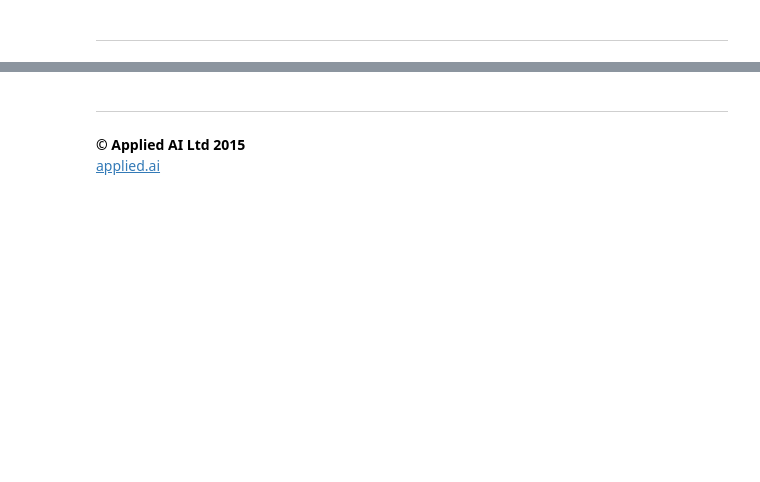
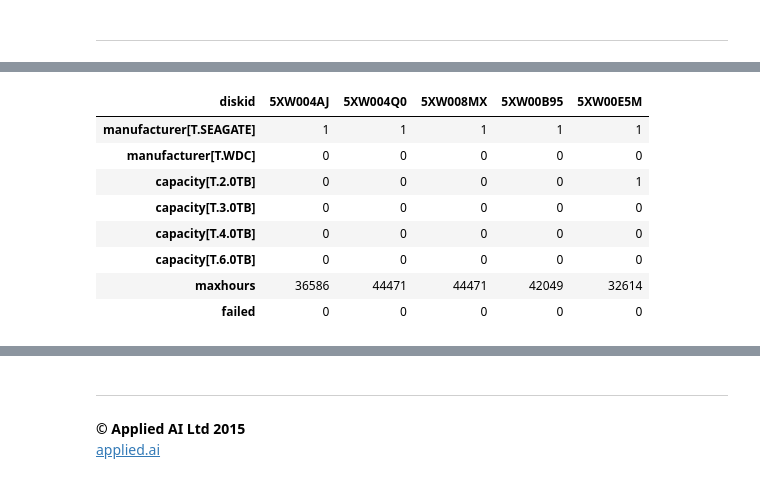
Before and after one commit to vnnw/appliedai_survivalhdd, a Jupyter notebook: 04_CoxPHModel.ipynb, the cells around one changed output, grey strips where cells are left out. Cells and saved outputs as stored; diff of their text form; code cells hidden in the pictures; blank space fills up the shorter version.

```diff
--- a/04_CoxPHModel.ipynb
+++ b/04_CoxPHModel.ipynb
@@ -224,0 +99,21 @@ for i, cap in enumerate(np.unique(df['capacity'])):
+# %%
+modelspec = 'manufacturer + capacity'
+
+dft = pt.dmatrix(modelspec, df, return_type='dataframe')
+design_info = dft.design_info
+dft = dft.join(df[['maxhours','failed']])
+
+## NOTE: CoxPHFitter expects reduced-rank design matrix WITHOUT intercept
+## https://courses.nus.edu.sg/course/stacar/internet/st3242/handouts/notes3.pdf?
+del dft['Intercept']
+dft.head().T
+# %% [output]
+| diskid | 5XW004AJ | 5XW004Q0 | 5XW008MX | 5XW00B95 | 5XW00E5M |
+| manufacturer[T.SEAGATE] | 1 | 1 | 1 | 1 | 1 |
+| manufacturer[T.WDC] | 0 | 0 | 0 | 0 | 0 |
+| capacity[T.2.0TB] | 0 | 0 | 0 | 0 | 1 |
+| capacity[T.3.0TB] | 0 | 0 | 0 | 0 | 0 |
+| capacity[T.4.0TB] | 0 | 0 | 0 | 0 | 0 |
+| capacity[T.6.0TB] | 0 | 0 | 0 | 0 | 0 |
+| maxhours | 36586 | 44471 | 44471 | 42049 | 32614 |
+| failed | 0 | 0 | 0 | 0 | 0 |
```
Also changed, not shown: parts of 40 cells of this notebook.
